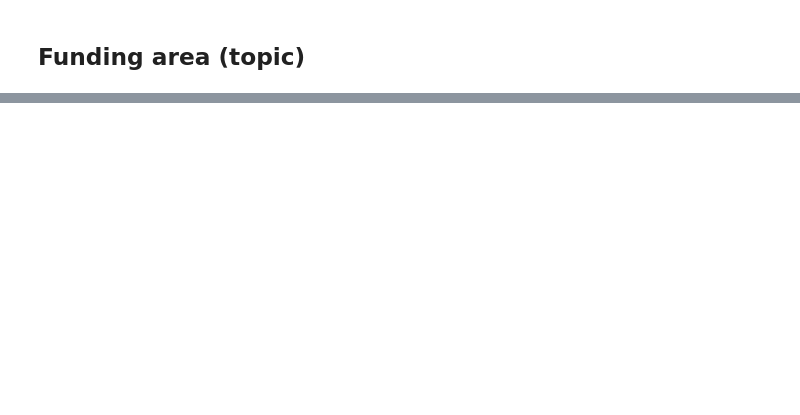
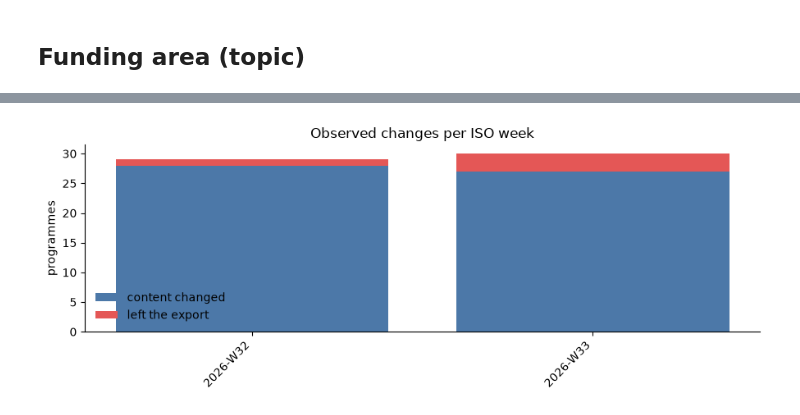
Before and after one commit to CorrelAid/fdb-scraper, a Jupyter notebook: notebooks/exploration.ipynb, the cells around one changed output, grey strips where cells are left out. Cells and saved outputs as stored; diff of their text form; code cells hidden in the pictures; blank space fills up the shorter version.

```diff
--- a/notebooks/exploration.ipynb
+++ b/notebooks/exploration.ipynb
@@ -247,0 +211,28 @@ shape: (1, 2)
+# %%
+changes = (
+    df.select(pl.col("previous_update_dates").str.json_decode(pl.List(pl.String)))
+    .explode("previous_update_dates")
+    .drop_nulls()
+    .rename({"previous_update_dates": "week"})
+    .group_by("week").len().rename({"len": "changed"})
+)
+
+departures = (
+    df.filter(pl.col("absent"))
+    .select(pl.col("on_website_to").alias("week"))
+    .drop_nulls()
+    .group_by("week").len().rename({"len": "left"})
+)
+
+# Every week between the first and last seen, so a quiet week stays visible rather
+# than closing the gap. Weeks sort correctly as strings: the number is zero-padded.
+span = sorted(set(df["on_website_from"].drop_nulls().to_list()) | set(changes["week"].to_list()))
+weeks = pl.DataFrame({"week": [w for w in span if w >= min(span)]})
+
+per_week = (
+    weeks.join(changes, on="week", how="left")
+    .join(departures, on="week", how="left")
+    .fill_null(0)
+    .sort("week")
+)
+print(per_week)
@@ -247,0 +249,17 @@ shape: (1, 2)
+# %%
+import matplotlib.pyplot as plt
+
+fig, ax = plt.subplots(figsize=(9, 3.5))
+x = range(per_week.height)
+ax.bar(x, per_week["changed"], label="content changed", color="#4c78a8")
+ax.bar(x, per_week["left"], bottom=per_week["changed"], label="left the export", color="#e45756")
+ax.set_xticks(list(x))
+ax.set_xticklabels(per_week["week"], rotation=45, ha="right")
+ax.set_ylabel("programmes")
+ax.set_title("Observed changes per ISO week")
+ax.legend(frameon=False)
+ax.spines[["top", "right"]].set_visible(False)
+plt.tight_layout()
+plt.show()
+# %% [output]
+[figure, added]
```
Also changed, not shown: parts of 14 cells of this notebook.
